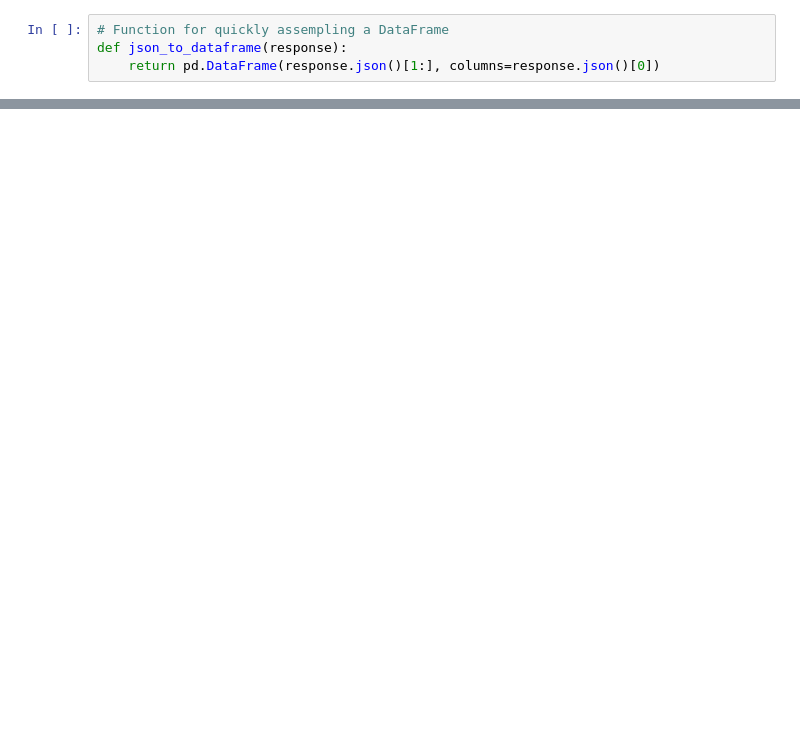
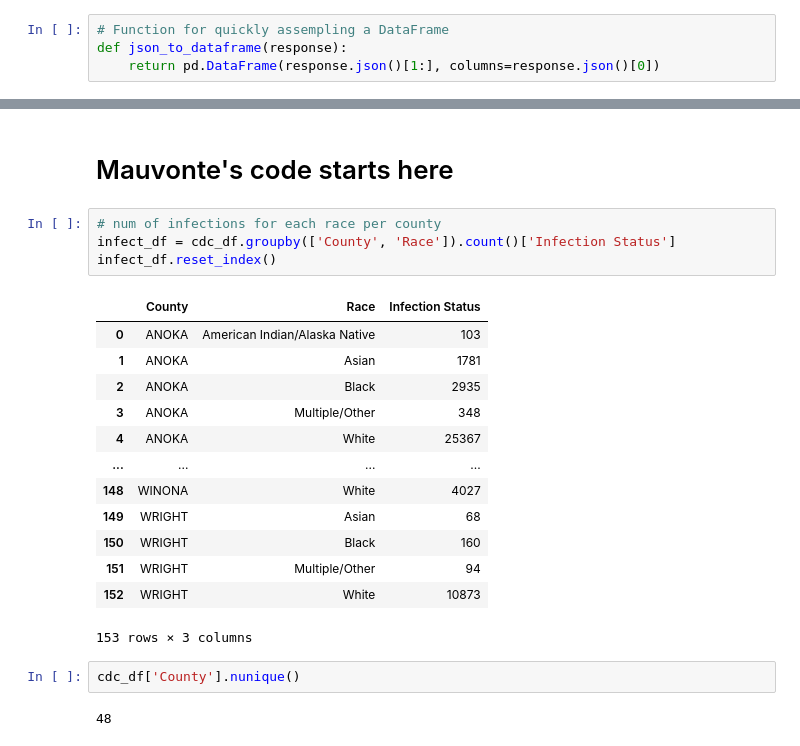
Before and after one commit to tlenzmeier58/Project_1, a Jupyter notebook: working.ipynb, the cells around one changed output, grey strips where cells are left out. Cells and saved outputs as stored; diff of their text form; blank space fills up the shorter version.

```diff
--- a/working.ipynb
+++ b/working.ipynb
@@ -104,0 +149,24 @@ mn_pop_df
+# %% [markdown]
+# Mauvonte's code starts here
+# %%
+# num of infections for each race per county
+infect_df = cdc_df.groupby(['County', 'Race']).count()['Infection Status']
+infect_df.reset_index()
+# %% [output]
+|  | County | Race | Infection Status |
+| 0 | ANOKA | American Indian/Alaska Native | 103 |
+| 1 | ANOKA | Asian | 1781 |
+| 2 | ANOKA | Black | 2935 |
+| 3 | ANOKA | Multiple/Other | 348 |
+| 4 | ANOKA | White | 25367 |
+| ... | ... | ... | ... |
+| 148 | WINONA | White | 4027 |
+| 149 | WRIGHT | Asian | 68 |
+| 150 | WRIGHT | Black | 160 |
+| 151 | WRIGHT | Multiple/Other | 94 |
+| 152 | WRIGHT | White | 10873 |
+153 rows × 3 columns
+# %%
+cdc_df['County'].nunique()
+# %% [output]
+48
```
Also changed, not shown: parts of 8 cells of this notebook.
